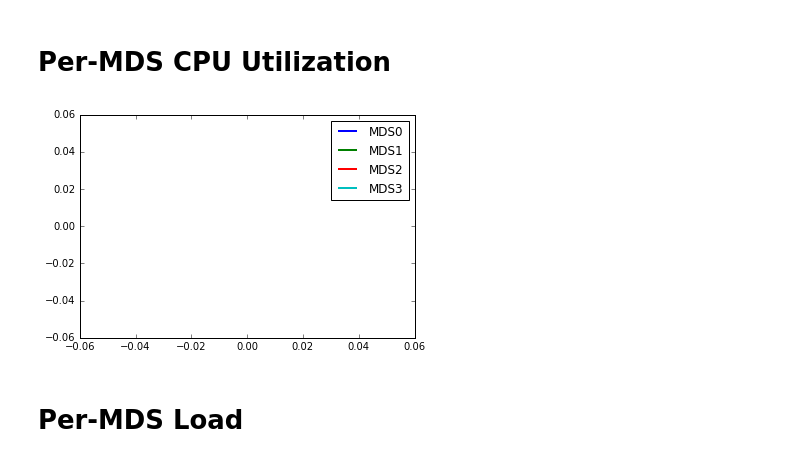
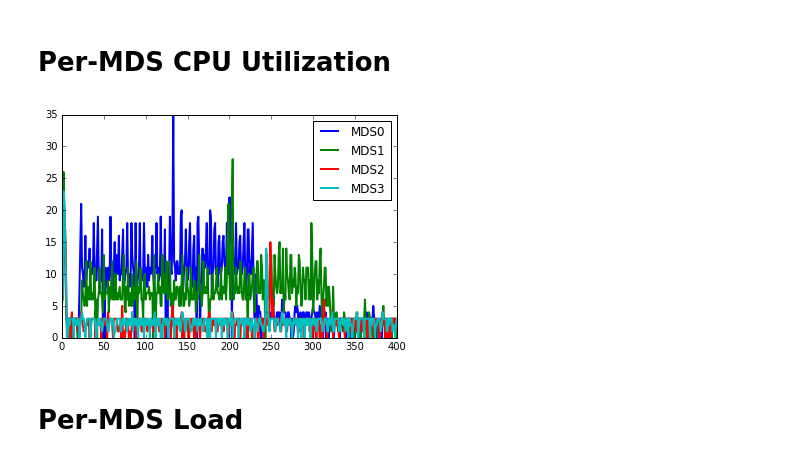
Before and after one commit to ivotron/mantle-popper, a Jupyter notebook: experiments/greedy-spill/results/visualize.ipynb, the cells around one changed output. Saved outputs shown, nothing was run; the diff lists cells and outputs as text; code cells hidden in the pictures.

```diff
--- a/experiments/greedy-spill/results/visualize.ipynb
+++ b/experiments/greedy-spill/results/visualize.ipynb
@@ -37,21 +37,21 @@ mdss
 def plot_cpu(fname):
     trace = pd.read_table(fname, header=None, sep=(","),names=("seconds", "cpu"), skiprows=13)
     hostname = os.path.basename(fname).strip('.out').strip('cpu-')
-    ax.plot(trace['cpu']*100, linewidth=2.0, label="MDS" + str(mdss.index(hostname)))
+    ax.plot(trace['cpu'], linewidth=2.0, label="MDS" + str(mdss.index(hostname)))
 # %%
 # plot the CPU utilizations in rank order
 fig = plt.figure()
 ax = fig.add_subplot(111)
 for mds in mdss:
     for fname in glob.glob("utilization/cpu-*.out"):
         if mds in fname:
             plot_cpu(fname)
 
-#ax.set_xlim(0,30)
+ax.set_xlim(0,400)
 ax.legend()
 plt.savefig('greedy-spill-cpu.png', dpi=300, bbox_inches='tight')
 # %% [output]
-[figure, old version]
+[figure, new version]
 # %% [markdown]
 # Per-MDS Load
 # %%
```
Also changed, not shown: parts of 3 cells of this notebook, 5 other files.
